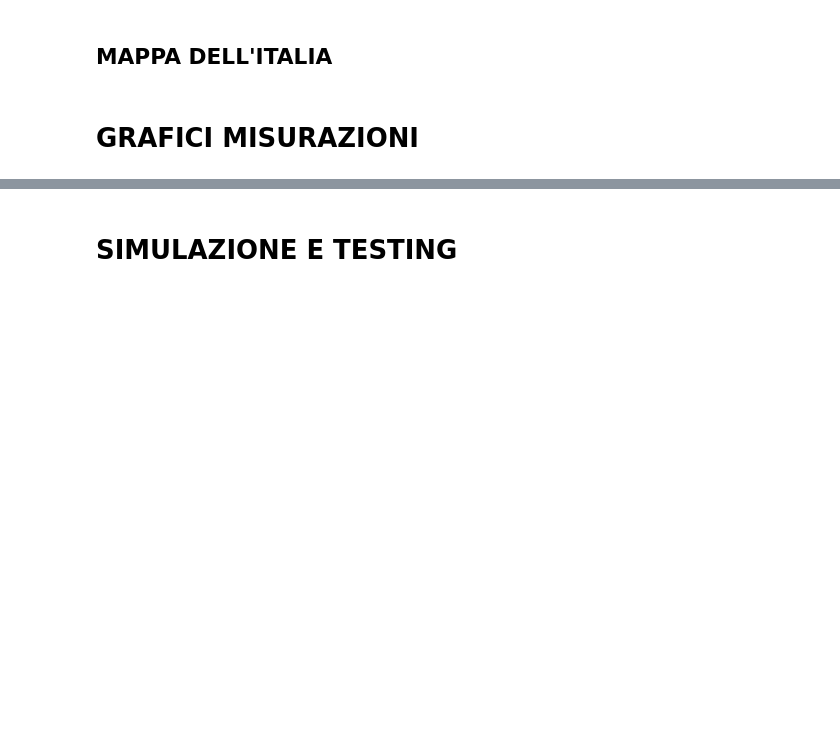
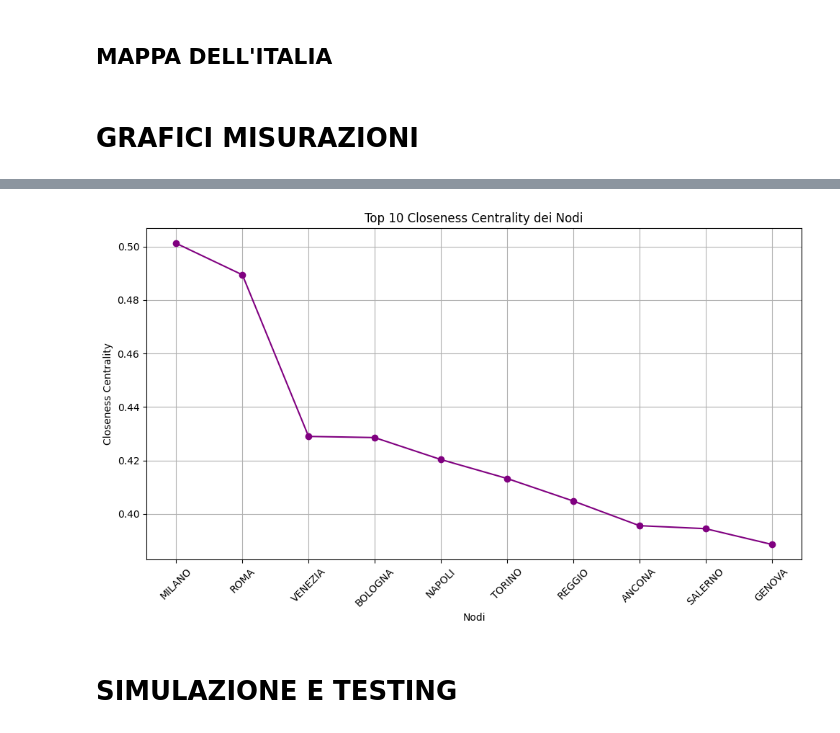
Before and after one commit to riccardospini98/sna, a Jupyter notebook: progetto/analysis.ipynb, the cells around one changed output, grey strips where cells are left out. Drawn from its saved outputs; the diff is of its cells as text; code cells hidden in the pictures; blank space fills up the shorter version.

```diff
--- a/progetto/analysis.ipynb
+++ b/progetto/analysis.ipynb
@@ -313,22 +277,21 @@ plt.show()
 # %%
-# Calcola la degree centrality per ogni nodo
-degree_centrality = nx.degree_centrality(G)
-
 # Ordina i nodi per closeness centrality e prendi i primi 10
 top_nodes_closeness = sorted(closeness_centrality.items(), key=lambda x: x[1], reverse=True)[:10]
 nodes_closeness = [node for node, _ in top_nodes_closeness]
 centrality_values_closeness = [value for _, value in top_nodes_closeness]
 
 # Plot a line chart
 plt.figure(figsize=(10, 6))
 plt.plot(nodes_closeness, centrality_values_closeness, marker='o', linestyle='-', color='purple')
 plt.xlabel('Nodi')
 plt.ylabel('Closeness Centrality')
 plt.title('Top 10 Closeness Centrality dei Nodi')
 plt.xticks(rotation=45)
 plt.grid(True)
 plt.tight_layout()
 plt.show()
+# %% [output]
+[figure, added]
 # %% [markdown]
 # SIMULAZIONE E TESTING
 # %%
```
Also changed, not shown: parts of 15 cells of this notebook, 2 other files.
